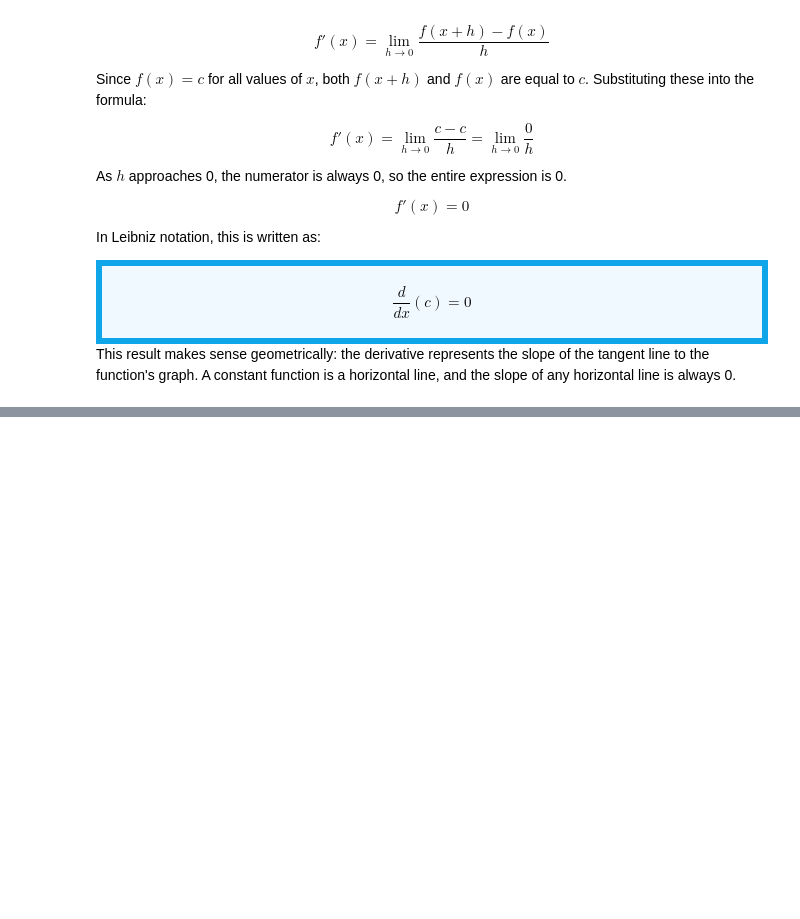
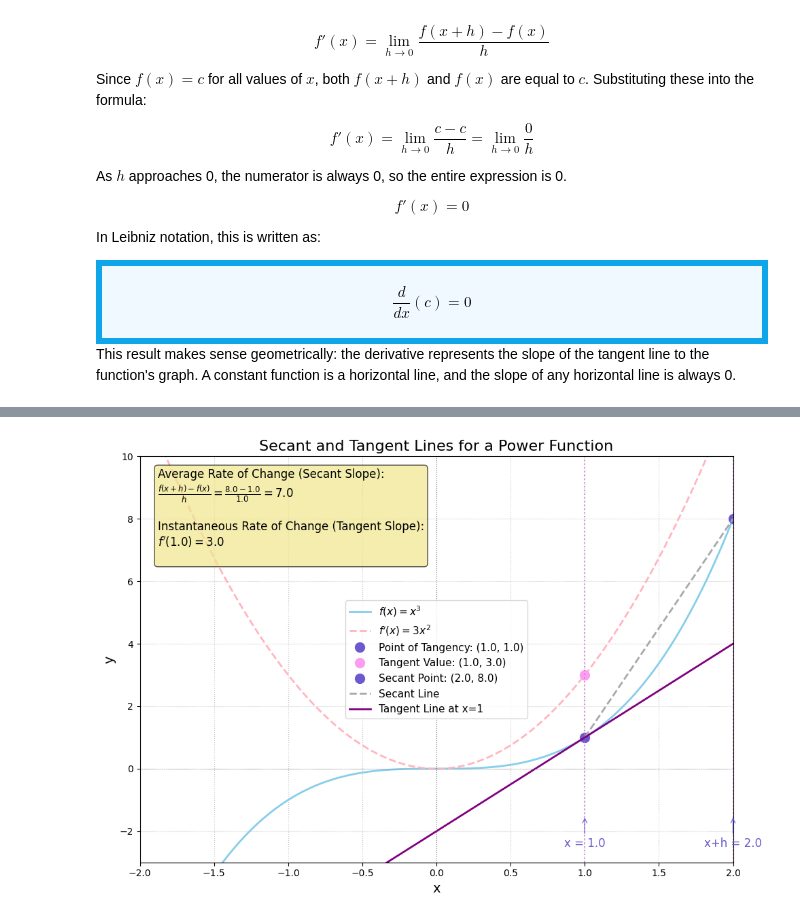
Before and after one commit to PatiphanAK/math-for-it, a Jupyter notebook: calculus/03_derivative/02_Differentiation_Rules.ipynb, the cells around one changed output, grey strips where cells are left out. Cells and saved outputs as stored; diff of their text form; code cells hidden in the pictures; blank space fills up the shorter version.

```diff
--- a/calculus/03_derivative/02_Differentiation_Rules.ipynb
+++ b/calculus/03_derivative/02_Differentiation_Rules.ipynb
@@ -79,0 +174,83 @@ $$\frac{d}{dx}(x^n) = nx^{n-1}$$
+# %%
+# Define the power function and its derivative
+n = 3
+f = lambda x: x**n
+f_prime = lambda x: n * x**(n - 1)
+
+# Choose specific points for the secant line demonstration
+x_point = 1.0
+h = 1.0
+x_plus_h = x_point + h
+
+# Calculate function values at these points
+f_x = f(x_point)
+f_x_plus_h = f(x_plus_h)
+y_point = f_prime(x_point)
+
+# Create x values for plotting
+x_values = np.linspace(-2, 2, 400)
+y_function = f(x_values)
+y_derivative = f_prime(x_values)
+
+# Calculate tangent line details
+tangent_slope = f_prime(x_point)
+# Tangent line equation: y = m(x - x1) + y1
+y_tangent = tangent_slope * (x_values - x_point) + f_x
+
+# Create the plot with a pastel color theme
+plt.figure(figsize=(10, 7))
+
+# Plot the function and its derivative
+plt.plot(x_values, y_function, label='$f(x) = x^3$', color='#87CEEB', linewidth=2)  # SkyBlue
+plt.plot(x_values, y_derivative, label="$f'(x) = 3x^2$", color='#FFB6C1', linestyle='--', linewidth=2)  # LightPink
+
+# Mark the specific points
+plt.plot(x_point, f_x, 'o', markersize=10, color='#6A5ACD', label=f'Point of Tangency: ({x_point}, {f_x})')  # SlateBlue
+plt.plot(x_point, y_point, 'o', markersize=10, color='#fc9df0', label=f'Tangent Value: ({x_point}, {y_point})')
+plt.plot(x_plus_h, f_x_plus_h, 'o', markersize=10, color='#6A5ACD', label=f'Secant Point: ({x_plus_h}, {f_x_plus_h})')  # SlateBlue
+
+# Draw vertical lines to indicate x and x+h
+plt.axvline(x=x_point, color='#DA70D6', linestyle=':', linewidth=1.5, alpha=0.8) # Orchid
+plt.axvline(x=x_plus_h, color='#DA70D6', linestyle=':', linewidth=1.5, alpha=0.8) # Orchid
+
+# Draw the secant line
+plt.plot([x_point, x_plus_h], [f_x, f_x_plus_h], '--', color='#A9A9A9', linewidth=2, label='Secant Line') # DarkGray
+
+# Draw the tangent line
+plt.plot(x_values, y_tangent, linestyle='-', color='#800080', linewidth=2, label='Tangent Line at x=1') # Purple
+
+# Add annotations
+plt.annotate(f'x = {x_point}', xy=(x_point, -1.5), xytext=(x_point, -2.5),
+             ha='center', fontsize=12, color='#6A5ACD',
+             arrowprops=dict(arrowstyle='->', color='#6A5ACD', alpha=0.8))
+
+plt.annotate(f'x+h = {x_plus_h}', xy=(x_plus_h, -1.5), xytext=(x_plus_h, -2.5),
+             ha='center', fontsize=12, color='#6A5ACD',
+             arrowprops=dict(arrowstyle='->', color='#6A5ACD', alpha=0.8))
+
+# Add a text box with the derivative calculation for the secant line
+secant_slope = (f_x_plus_h - f_x) / h
+textstr = f'''Average Rate of Change (Secant Slope):
+$\\frac{{f(x+h) - f(x)}}{{h}} = \\frac{{{f_x_plus_h} - {f_x}}}{{{h}}} = {secant_slope}$
+
+Instantaneous Rate of Change (Tangent Slope):
+$f'({x_point}) = {f_prime(x_point)}$
+'''
+props = dict(boxstyle='round', facecolor='#F0E68C', alpha=0.7)  # Khaki
+plt.text(0.03, 0.97, textstr, transform=plt.gca().transAxes, fontsize=12,
+         verticalalignment='top', bbox=props)
+
+# Set plot details
+plt.title('Secant and Tangent Lines for a Power Function', fontsize=16)
+plt.xlabel('x', fontsize=14)
+plt.ylabel('y', fontsize=14)
+plt.axhline(0, color='gray', linewidth=0.8, linestyle=':')
+plt.axvline(0, color='gray', linewidth=0.8, linestyle=':')
+plt.legend(fontsize=11)
+plt.grid(True, linestyle=':', alpha=0.7)
+plt.ylim(-3, 10)
+plt.xlim(-2, 2)
+
+plt.tight_layout()
+# %% [output]
+[figure, added]
```
Also changed, not shown: parts of 4 cells of this notebook, 1 other file.
